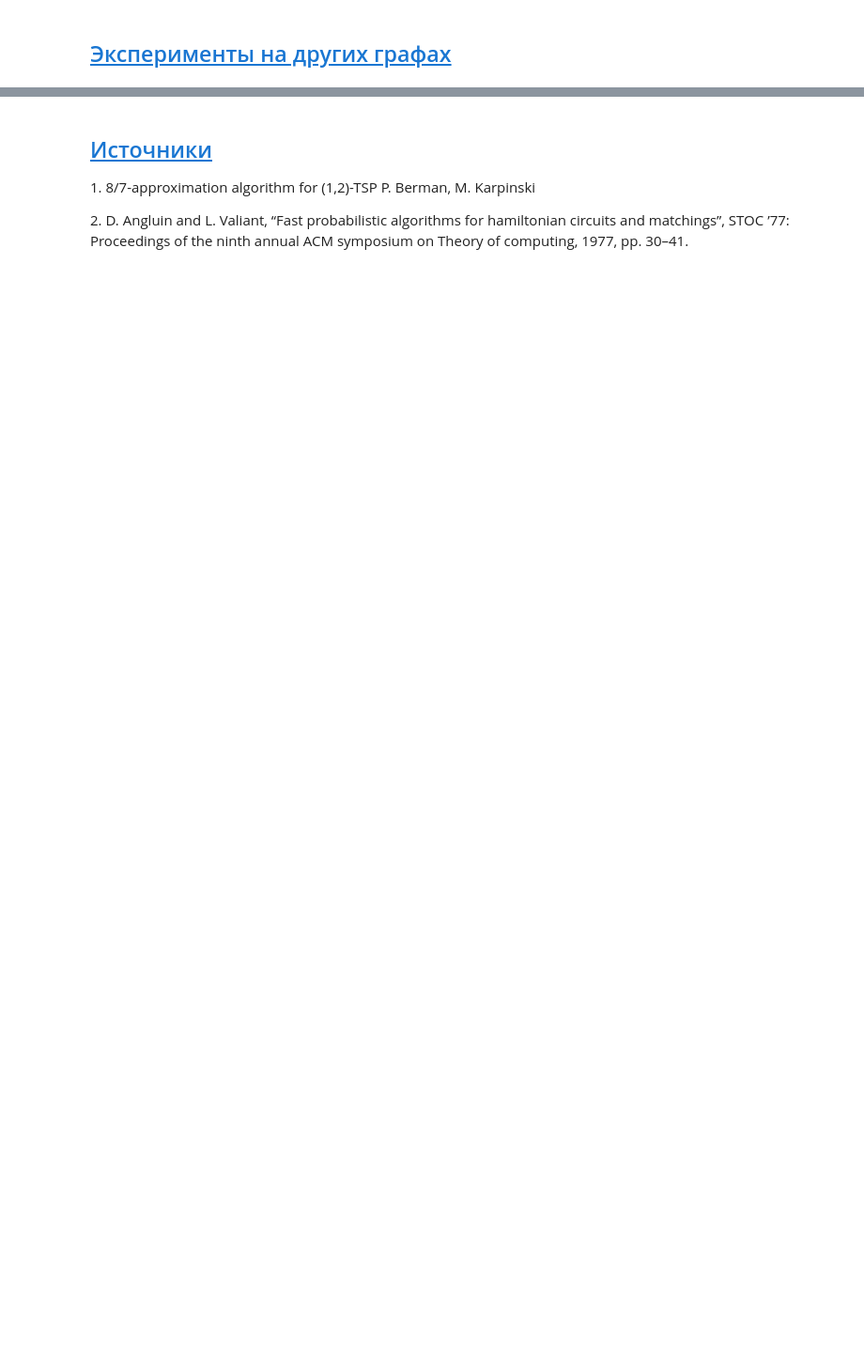
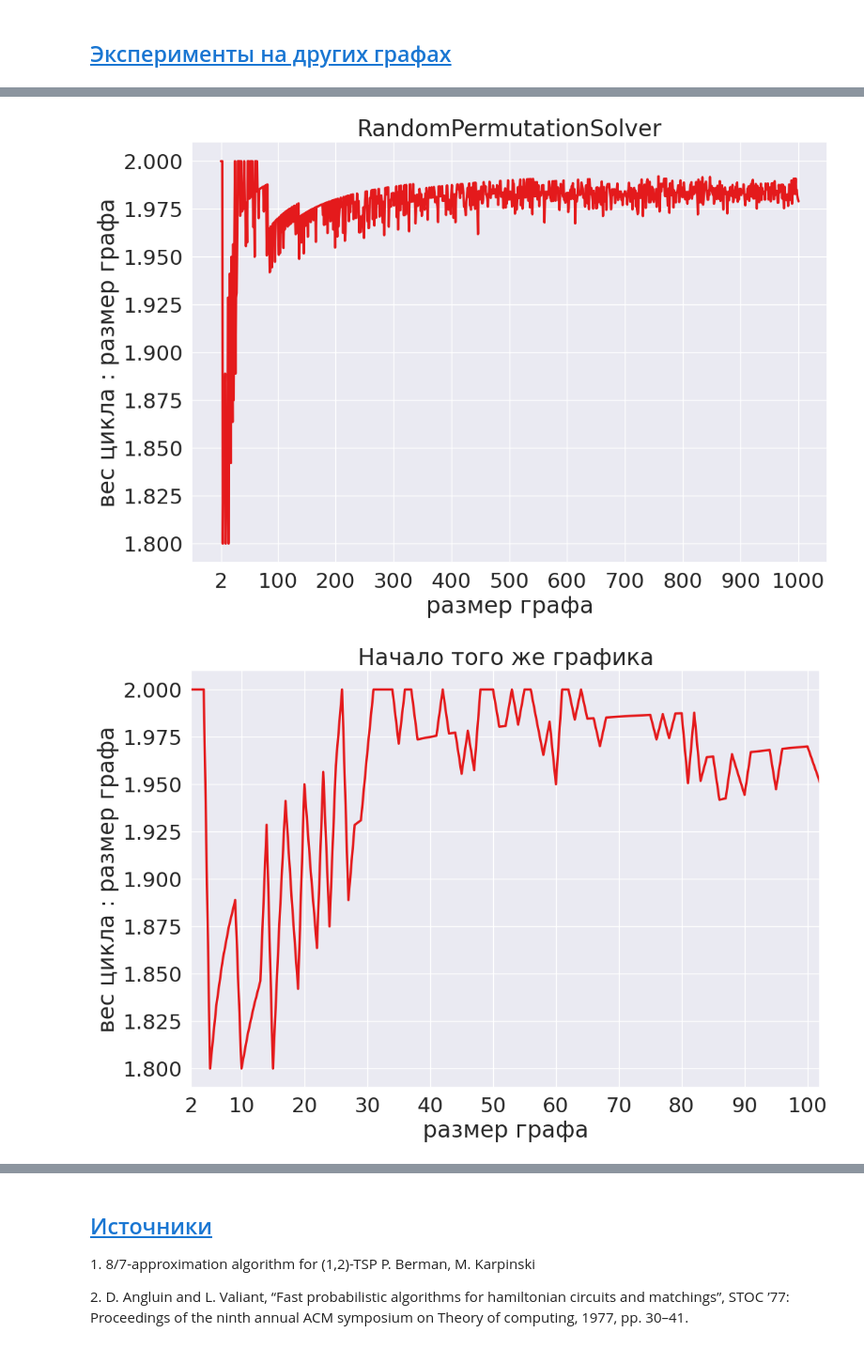
Before and after one commit to falseness/tsp, a Jupyter notebook: project.ipynb, the cells around one changed output, grey strips where cells are left out. Shown at 94% size. Saved outputs shown, nothing was run; the diff lists cells and outputs as text; code cells hidden in the pictures; blank space fills up the shorter version.

```diff
--- a/project.ipynb
+++ b/project.ipynb
@@ -442,0 +558,5 @@ print(m)
+# %%
+run_and_draw_and_save('RandomPermutationSolver', 'wiki_random_permutation_solver.csv')
+# %% [output]
+[figure, added]
+[figure, added]
```
Also changed, not shown: parts of 38 cells of this notebook, 6 other files.
